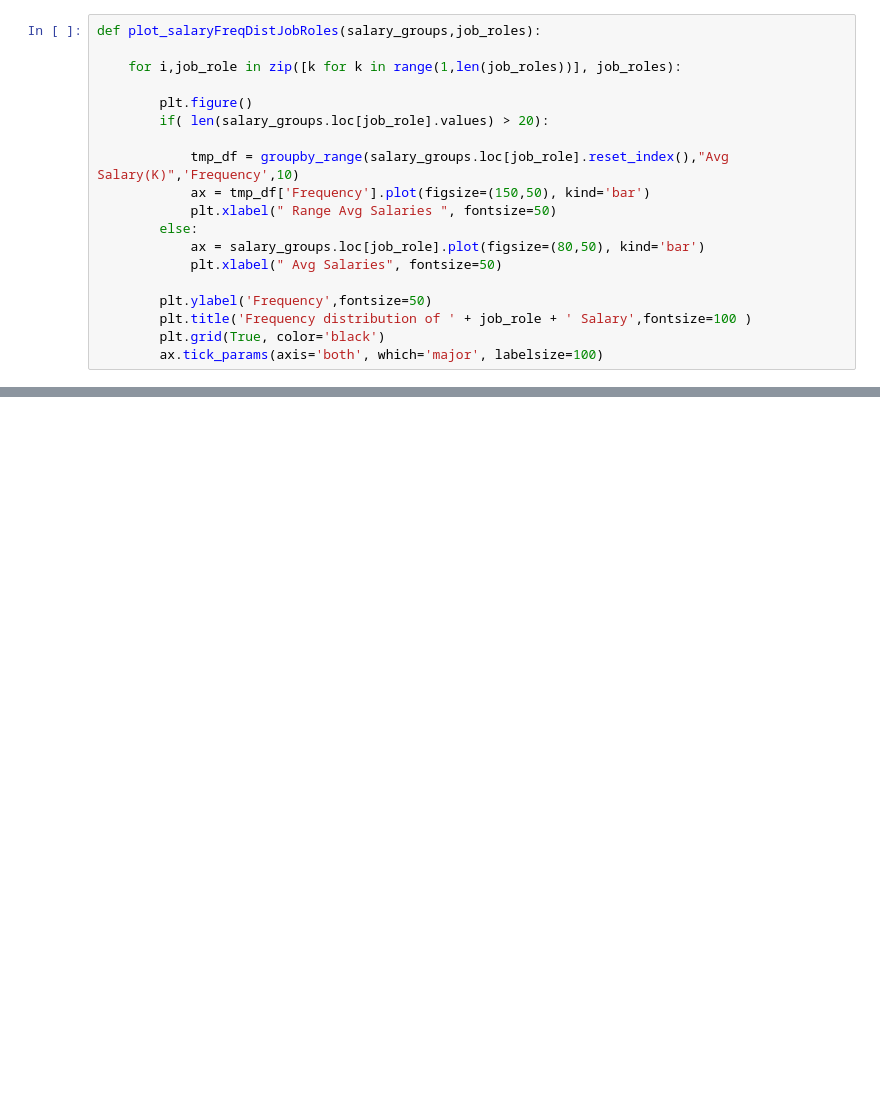
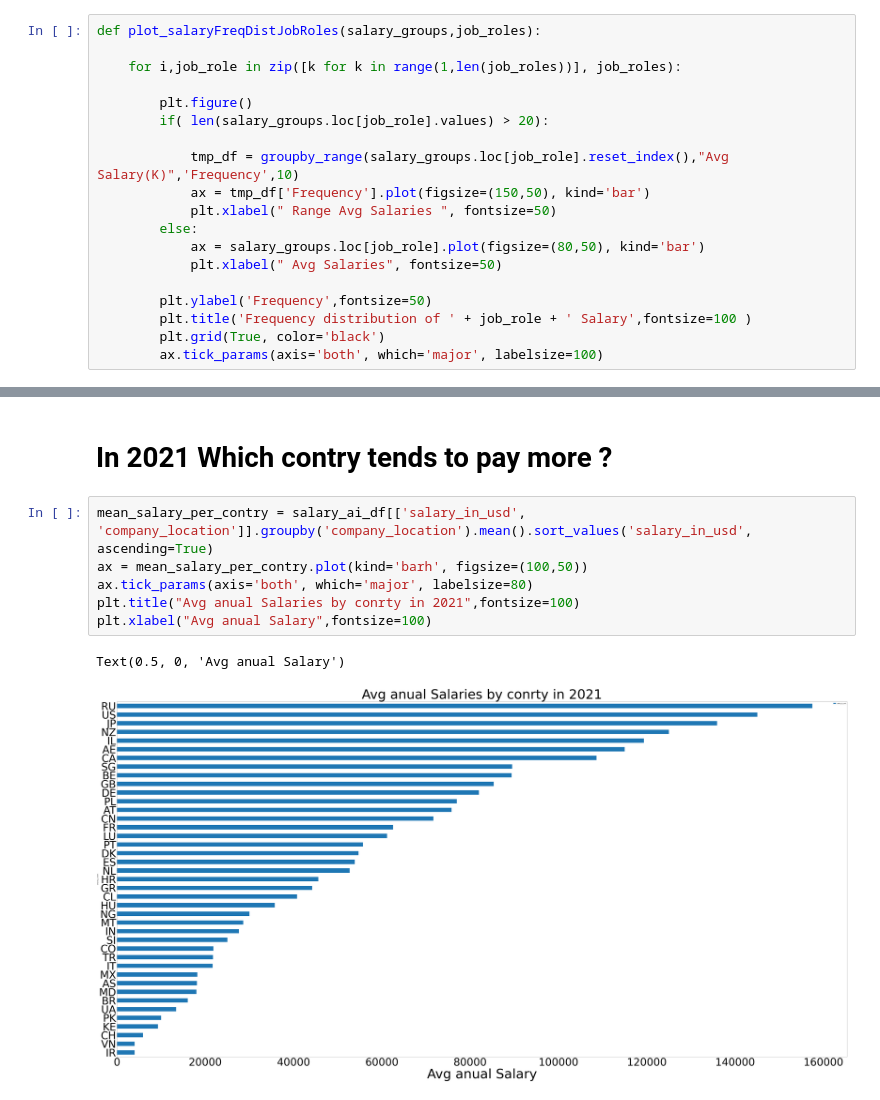
Before and after one commit to lucasvittal2/data_scientist_salaries_analysis, a Jupyter notebook: data_analysis.ipynb, the cells around one changed output, grey strips where cells are left out. Saved outputs shown, nothing was run; the diff lists cells and outputs as text; blank space fills up the shorter version.

```diff
--- a/data_analysis.ipynb
+++ b/data_analysis.ipynb
@@ -468,0 +570,11 @@ ax.tick_params(axis='both', which='major', labelsize=40)
+# %% [markdown]
+# In 2021 Which contry tends to pay more ?
+# %%
+mean_salary_per_contry = salary_ai_df[['salary_in_usd', 'company_location']].groupby('company_location').mean().sort_values('salary_in_usd', ascending=True)
+ax = mean_salary_per_contry.plot(kind='barh', figsize=(100,50))
+ax.tick_params(axis='both', which='major', labelsize=80)
+plt.title("Avg anual Salaries by conrty in 2021",fontsize=100)
+plt.xlabel("Avg anual Salary",fontsize=100)
+# %% [output]
+Text(0.5, 0, 'Avg anual Salary')
+[figure, added]
```
Also changed, not shown: parts of 41 cells of this notebook, 2 other files.
